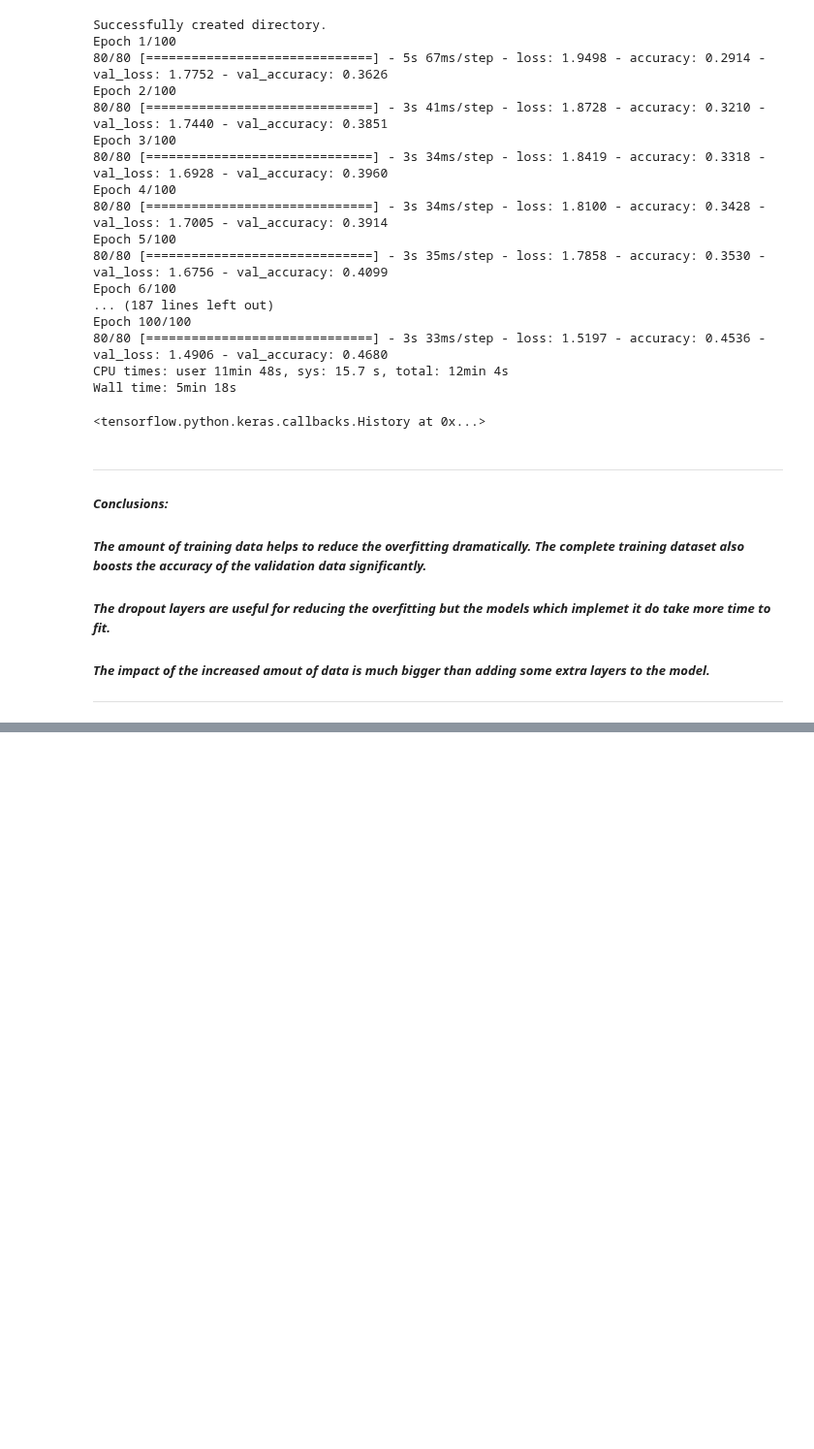
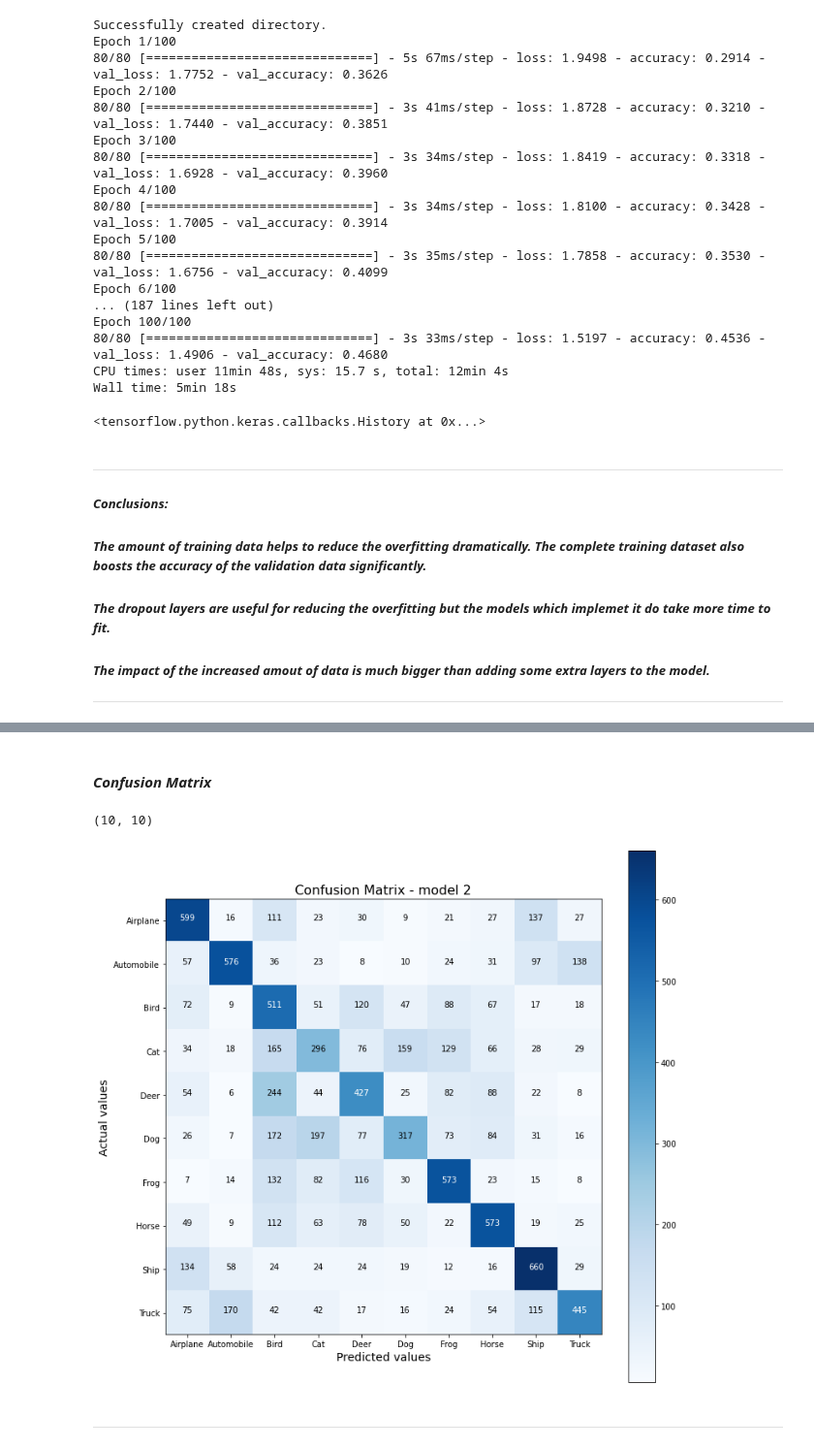
Before and after one commit to playeredlc/DataScience-Learnings, a Jupyter notebook: Neural_Networks/Multilayer-Perceptron/mlp_image_classification.ipynb, the cells around one changed output, grey strips where cells are left out. Shown at 97% size. Drawn from its saved outputs; the diff is of its cells as text; code cells hidden in the pictures; blank space fills up the shorter version.

Commit message:
neuralnets-mlp: Evaluation: generate and visualize the confusion matrix.

```diff
--- a/Neural_Networks/Multilayer-Perceptron/mlp_image_classification.ipynb
+++ b/Neural_Networks/Multilayer-Perceptron/mlp_image_classification.ipynb
@@ -30,6 +33,7 @@ from keras.callbacks import TensorBoard
 # CONSTANTS
 
 # cifar-10 classes
+NUM_CLASS = 10
 LABEL_NAMES = ['Airplane', 'Automobile', 'Bird', 'Cat', 'Deer',
             'Dog', 'Frog', 'Horse', 'Ship', 'Truck']
 IMG_WIDTH = 32
@@ -425,0 +443,31 @@ Actual: Horse vs. Predicted: Bird
+# %% [markdown]
+#### *Confusion Matrix*
+# %%
+# confusion matrix
+predictions =  model_2.predict_classes(x_test)
+conf_matrix = confusion_matrix(y_true=y_test, y_pred=predictions)
+conf_matrix.shape
+# %% [output]
+(10, 10)
+# %%
+# visualization of the conf_matrix
+plt.figure(figsize=(12, 12))
+plt.imshow(conf_matrix, cmap=plt.cm.Blues)
+
+plt.title('Confusion Matrix - model 2', fontsize=16)
+plt.xlabel('Predicted values', fontsize=14)
+plt.ylabel('Actual values', fontsize=14)
+
+plt.xticks(np.arange(NUM_CLASS), LABEL_NAMES)
+plt.yticks(np.arange(NUM_CLASS), LABEL_NAMES)
+plt.colorbar()
+
+for i, j in itertools.product(range(conf_matrix.shape[0]), range(conf_matrix.shape[1])):
+    plt.text(j, i, conf_matrix[i, j], horizontalalignment='center',
+             color='black' if conf_matrix[i, j] < conf_matrix.max()/2 else 'white')
+
+plt.show()
+# %% [output]
+[figure, added]
+# %% [markdown]
+---
```
Also changed, not shown: parts of 6 cells of this notebook.
